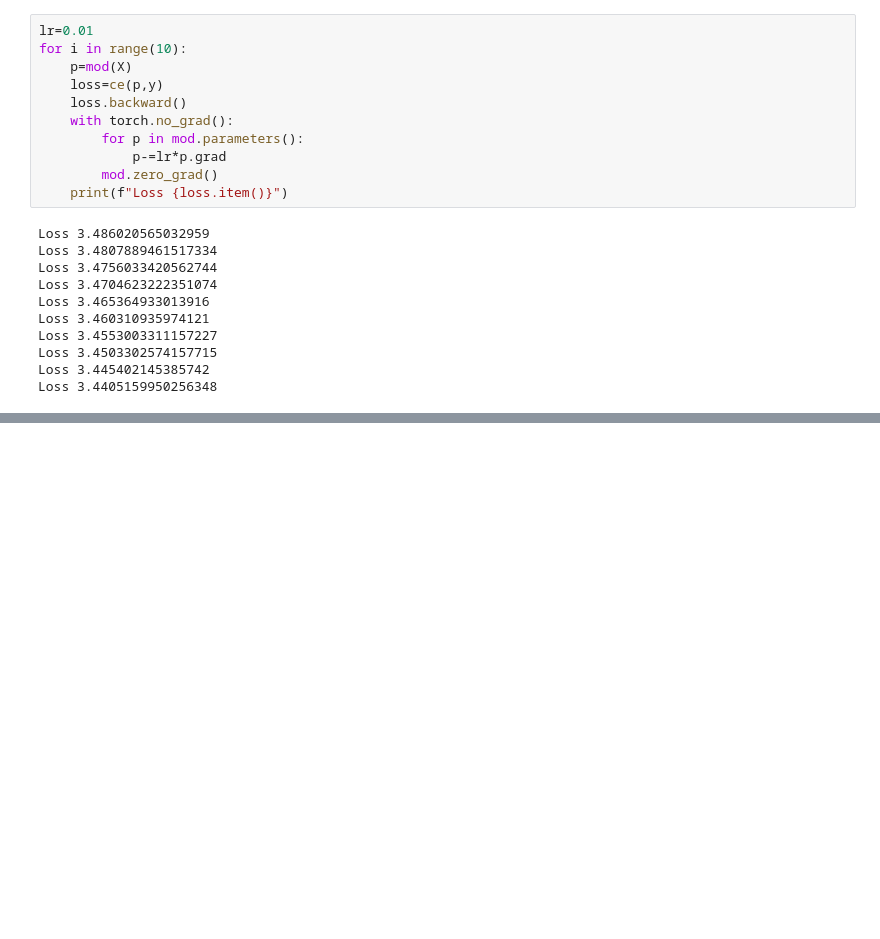
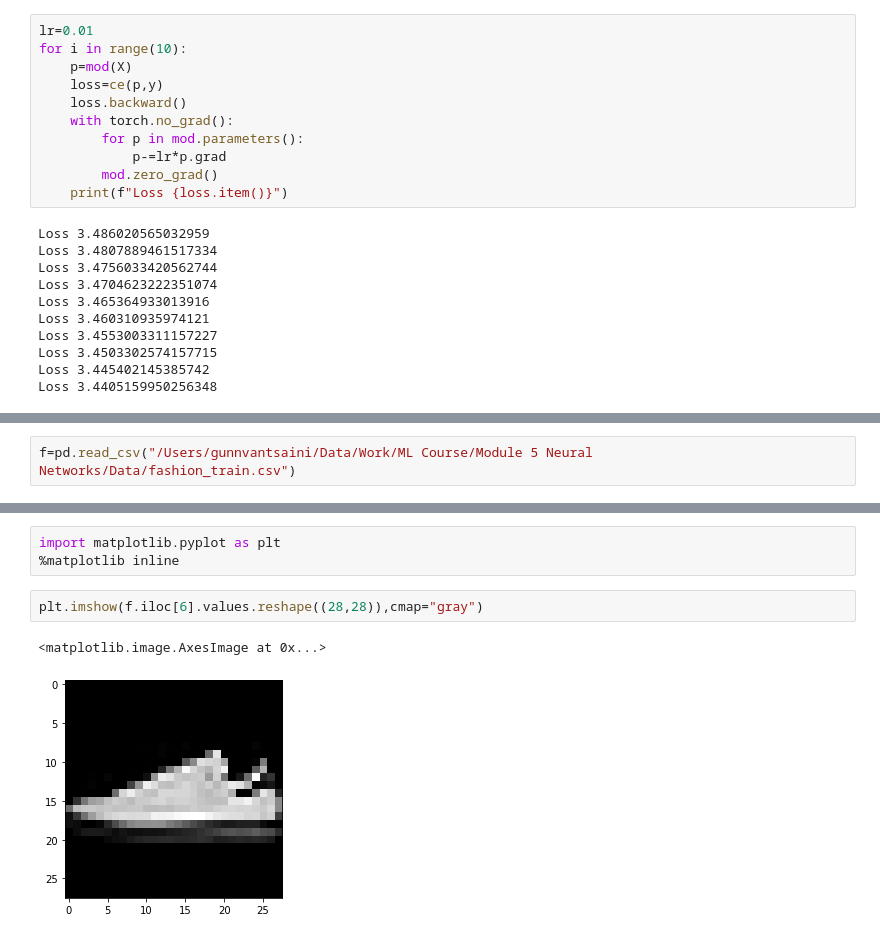
Before and after one commit to rachita-ramesh/introduction_ml, a Jupyter notebook: ClassCode/day3.ipynb, the cells around one changed output, grey strips where cells are left out. Drawn from its saved outputs; the diff is of its cells as text; blank space fills up the shorter version.

```diff
--- a/ClassCode/day3.ipynb
+++ b/ClassCode/day3.ipynb
@@ -445,0 +631,2 @@ get_layer(input_dim=784, no_neurons=30)
+# %%
+f=pd.read_csv("/Users/gunnvantsaini/Data/Work/ML Course/Module 5 Neural Networks/Data/fashion_train.csv")
@@ -445,0 +642,8 @@ get_layer(input_dim=784, no_neurons=30)
+# %%
+import matplotlib.pyplot as plt
+%matplotlib inline
+# %%
+plt.imshow(f.iloc[6].values.reshape((28,28)),cmap="gray")
+# %% [output]
+<matplotlib.image.AxesImage at 0x...>
+[figure, added]
```
Also changed, not shown: parts of 39 cells of this notebook, 1 other file.
